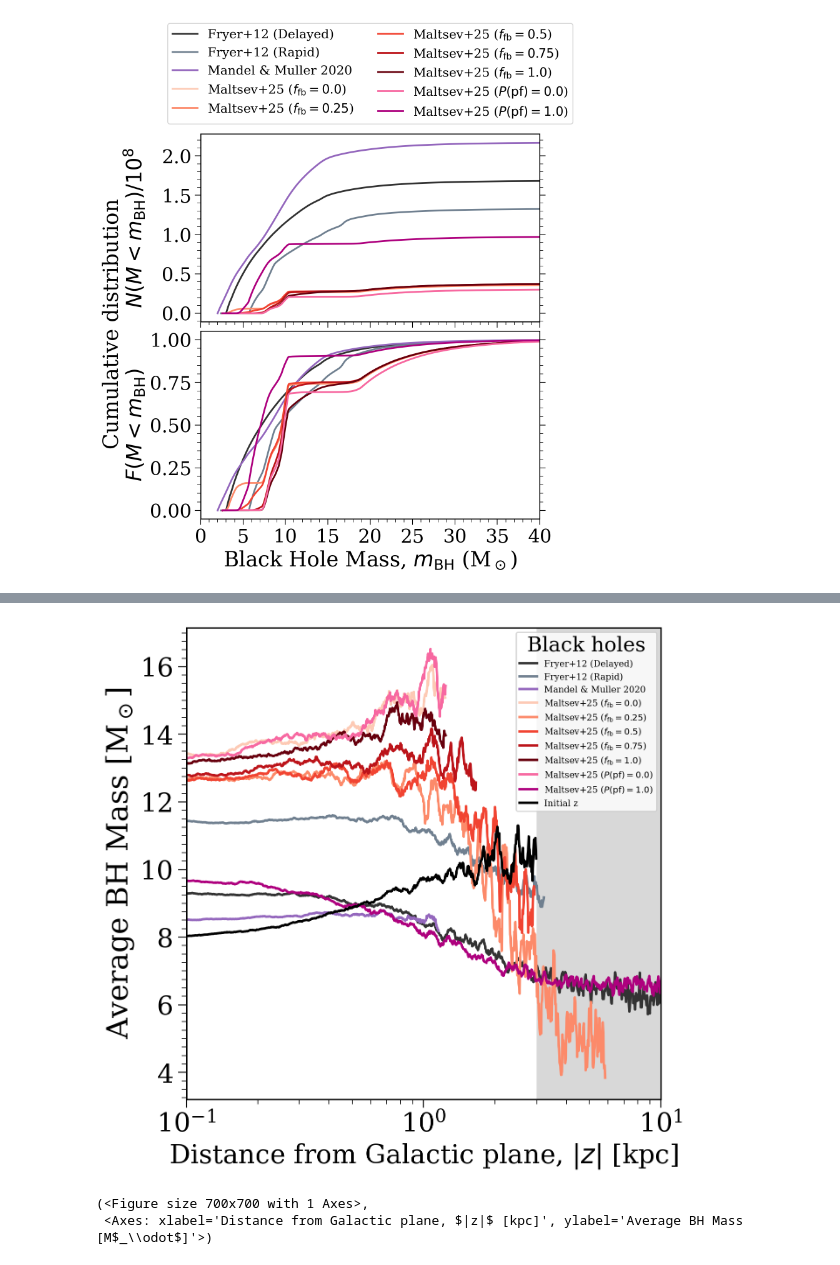
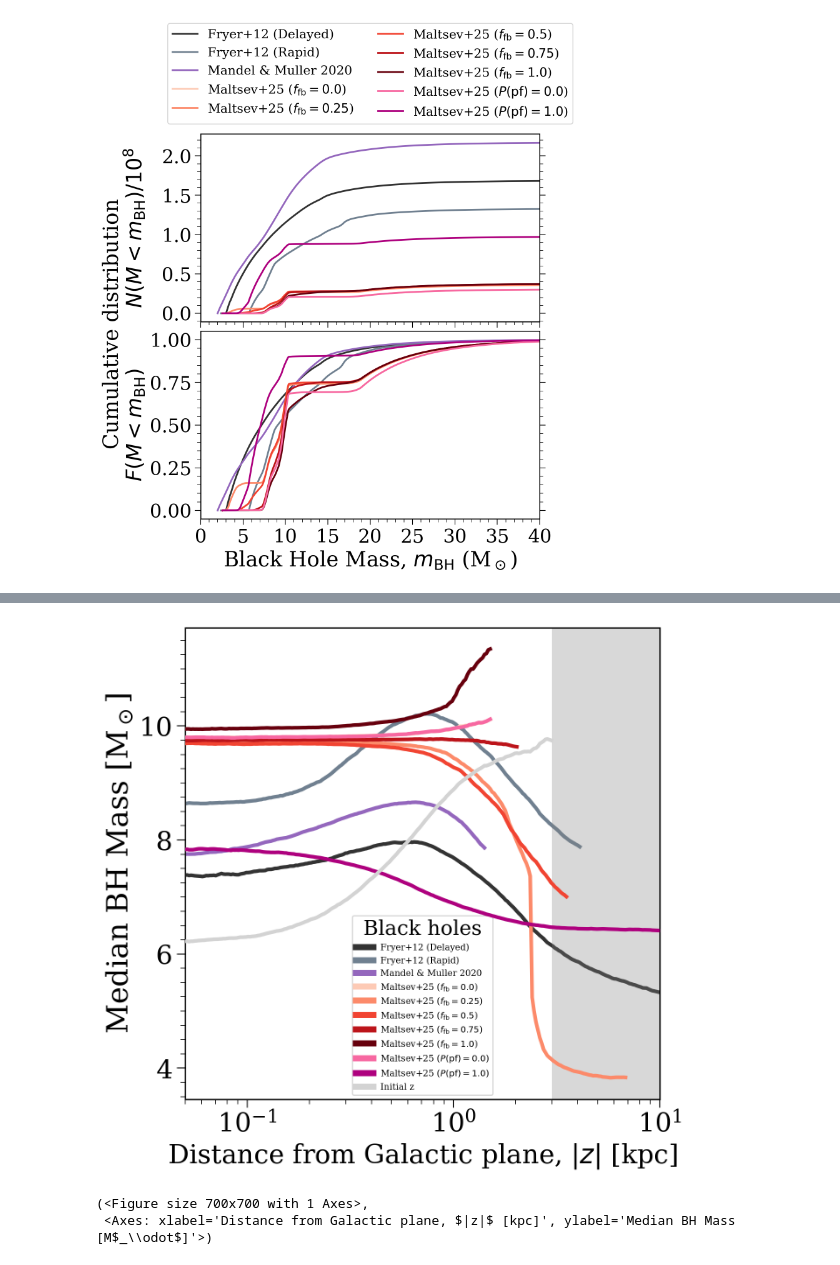
Before and after one commit to TomWagg/underworld, a Jupyter notebook: analysis/variations_rmp.ipynb, the cells around one changed output, grey strips where cells are left out. Saved outputs shown, nothing was run; the diff lists cells and outputs as text; code cells hidden in the pictures.

```diff
--- a/analysis/variations_rmp.ipynb
+++ b/analysis/variations_rmp.ipynb
@@ -317,10 +204,0 @@ plt.show()
-# %%
-n_bhs = []
-
-for i, pop in enumerate(pops):
-    scale_up = 6e10 / data[pop.label]["mass_binaries"]
-    n_ns = len(data[pop.label]["bin_nums"]["NS"])
-    n_bh = len(data[pop.label]["bin_nums"]["BH"])
-    print(f"{pop.label}\n  Total: {n_ns + n_bh}, NSs: {n_ns}, BHs: {n_bh}")
-    print(f"  Scaled totals: {(n_ns + n_bh) * scale_up:1.1e}, NSs: {n_ns * scale_up:1.1e}, BHs: {n_bh * scale_up:1.1e}")
-    n_bhs.append(n_bh * scale_up)
@@ -379,12 +226,3 @@ Full population
 (<Figure size 2000x600 with 2 Axes>,
  array([<Axes: xlabel='$|z|$ [kpc]', ylabel='$N_{\\rm CO}$'>,
         <Axes: xlabel='$|z|$ [kpc]', ylabel='$N_{\\rm CO}$'>], dtype=object))
-# %%
-print("Escaped fractions:")
-for pop in pops:
-    escaped = data[pop.label]["escaped"]["CO"]
-    frac = escaped.sum() / len(escaped)
-    print(f'  - {pop.label}:')
-    print(f'      - CO = {data[pop.label]["escaped"]["CO"].sum() / len(data[pop.label]["escaped"]["CO"]):1.3f}')
-    print(f'      - BH = {data[pop.label]["escaped"]["BH"].sum() / len(data[pop.label]["escaped"]["BH"]):1.3f}')
-    print(f'      - NS = {data[pop.label]["escaped"]["NS"].sum() / len(data[pop.label]["escaped"]["NS"]):1.3f}')
@@ -409,5 +229,5 @@ Escaped fractions:
 # %%
-z_range = np.geomspace(0.1, 10, 1000)
+z_range = np.geomspace(0.05, 10, 250)
 
 abs_zs = [np.abs(data[pop.label]["pos"]["BH"][:, 2]) for pop in pops]
 
@@ -415,17 +235,18 @@ mean_masses = helpers.get_average_mass_at_z(
     abs_zs=abs_zs + [np.abs(data["Fryer+12 (Delayed)"]["init_z"]["BH"])],
     bh_masses=[data[pop.label]["mass"]["BH"] for pop in pops] + [data["Fryer+12 (Delayed)"]["mass"]["BH"]],
     z_range=z_range,
-    window_width=0.1
+    window_width=0.25,
+    average_function=np.median
 )
 # %%
 plotting.plot_avg_mass_vs_z(
-    mean_masses=mean_masses, labels=[pop.label for pop in pops] + ["Initial z"], colours=[pop.colour for pop in pops] + ["k"],
+    mean_masses=mean_masses, labels=[pop.label for pop in pops] + ["Initial z"], colours=[pop.colour for pop in pops] + ["lightgrey"],
     z_maxes=[np.percentile(abs_zs[i], 95) for i in range(len(pops))] + [3], z_range=z_range,
     legend_kwargs={
         "fontsize": 0.3 * fs
     }
 )
 # %% [output]
-[figure, old version]
+[figure, new version]
 (<Figure size 700x700 with 1 Axes>,
- <Axes: xlabel='Distance from Galactic plane, $|z|$ [kpc]', ylabel='Average BH Mass [M$_\\odot$]'>)
+ <Axes: xlabel='Distance from Galactic plane, $|z|$ [kpc]', ylabel='Median BH Mass [M$_\\odot$]'>)
```
Also changed, not shown: parts of 18 cells of this notebook, 25 other files.
